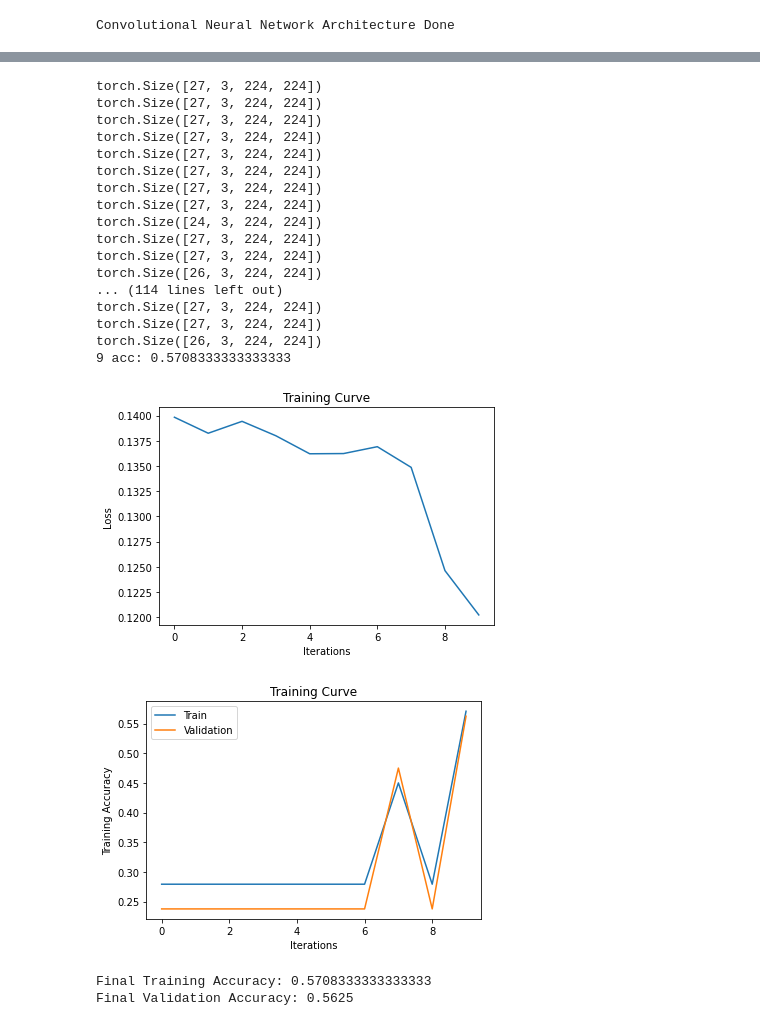
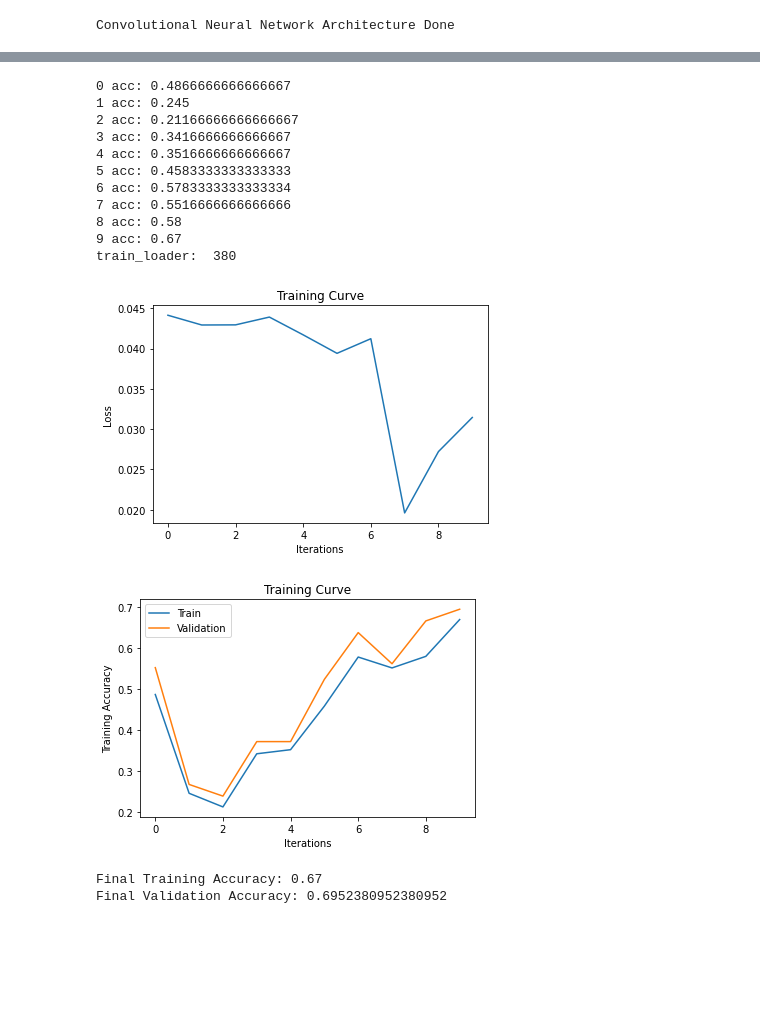
Before and after one commit to mikeacquaviva/APS360-Leukaemia-Classification, a Jupyter notebook: cnn_leukemia.ipynb, the cells around one changed output, grey strips where cells are left out. Drawn from its saved outputs; the diff is of its cells as text; code cells hidden in the pictures; blank space fills up the shorter version.

```diff
--- a/cnn_leukemia.ipynb
+++ b/cnn_leukemia.ipynb
@@ -38,7 +62,7 @@ Num test images:  80
 # %%
 # define dataloader parameters
 batch_size = 32
-num_workers = 0
+num_workers = 1
 
 # prepare data loaders
 train_loader = 0
@@ -83,0 +114,25 @@ def get_data_loader(target_classes, batch_size):
+# %%
+#Convolutional Neural Network Architecture
+class CNN_leaky(nn.Module):
+    def __init__(self):
+        super(CNN_leaky, self).__init__()
+        self.name = "cnn"
+        self.conv1 = nn.Conv2d(3, 5, 3) #in_channels, out_chanels, kernel_size,
+        #convolution neural network and have to specify the number of inner terminals and define the kernel size.
+        self.pool = nn.MaxPool2d(2, 2) #kernel_size, stride
+        #shift the entire image by 2 kernsls
+        self.conv2 = nn.Conv2d(5, 10, 5) #in_channels, out_chanels, kernel_size
+        self.fc1 = nn.Linear(10 * 53 * 53, 32)
+        #self.fc2 = nn.Linear(64, 32)
+        self.fc3 = nn.Linear(32, 4) #which letter from a-i as the options for output, so 9 outputs
+
+    def forward(self, x):
+        y = self.pool(F.leaky_relu(self.conv1(x)))
+        x = self.pool(F.leaky_relu(self.conv2(y))) #flatten the layer
+        x = x.view(-1, 10 * 53 * 53)
+        x = F.relu(self.fc1(x))
+        #x = F.relu(self.fc2(x))
+        x = self.fc3(x)
+        return x
+
+    print('Convolutional Neural Network Architecture Done')
@@ -152,3 +210,5 @@ def get_accuracy(model, data):
         correct += pred.eq(labels.view_as(pred)).sum().item()
         total += imgs.shape[0]
     return correct / total
+# %%
+inputs, labels = data
@@ -157,13 +219,17 @@ from torch.utils.data import DataLoader, Dataset
 def train(model, batch_size, learning_rate, num_epochs):
     criterion = nn.CrossEntropyLoss()
     optimizer = optim.SGD(model.parameters(), lr=learning_rate, momentum=0.9)
-
+    #optimizer = torch.optim.Adam(model.parameters(), lr=learning_rate)
+    #scheduler = torch.optim.lr_scheduler.ExponentialLR(optimizer, 0.98)
     iters, losses, train_acc, val_acc = [], [], [], []
 
     # training
     epoch = 0 # the number of iterations
+    n = 0
+
     for epoch in range(num_epochs):
         for imgs, labels in iter(train_loader):
+            n+=1
             out = model(imgs)             # forward pass
 
             loss = criterion(out, labels) # compute the total loss
@@ -178,8 +244,8 @@ def train(model, batch_size, learning_rate, num_epochs):
         val_acc.append(get_accuracy(model, val_loader))  # compute validation accuracy
             #n += 1
         print(epoch, "acc:", train_acc[epoch])
-
-
+    print("train_loader: ", n)
+    #draw_confusion_matrix(predicted_labels, actual_labels)
     # plotting
     plt.title("Training Curve")
     plt.plot(iters, losses, label="Train")
@@ -200,26 +285,20 @@ def train(model, batch_size, learning_rate, num_epochs):
 # %%
-net = CNN_MNISTClassifier()
+net = CNN_leaky()
 
-train(net, batch_size = 10, learning_rate = 0.01, num_epochs=10)
+train(net, batch_size = 32, learning_rate = 0.01, num_epochs=10)
 # %% [output]
-torch.Size([27, 3, 224, 224])
-torch.Size([27, 3, 224, 224])
-torch.Size([27, 3, 224, 224])
-torch.Size([27, 3, 224, 224])
-torch.Size([27, 3, 224, 224])
-torch.Size([27, 3, 224, 224])
-torch.Size([27, 3, 224, 224])
-torch.Size([27, 3, 224, 224])
-torch.Size([24, 3, 224, 224])
-torch.Size([27, 3, 224, 224])
-torch.Size([27, 3, 224, 224])
-torch.Size([26, 3, 224, 224])
-... (114 lines left out)
-torch.Size([27, 3, 224, 224])
-torch.Size([27, 3, 224, 224])
-torch.Size([26, 3, 224, 224])
-9 acc: 0.5708333333333333
+0 acc: 0.4866666666666667
+1 acc: 0.245
+2 acc: 0.21166666666666667
+3 acc: 0.3416666666666667
+4 acc: 0.3516666666666667
+5 acc: 0.4583333333333333
+6 acc: 0.5783333333333334
+7 acc: 0.5516666666666666
+8 acc: 0.58
+9 acc: 0.67
+train_loader:  380
-[figure, old version]
+[figure, new version]
-[figure, old version]
+[figure, new version]
-Final Training Accuracy: 0.5708333333333333
-Final Validation Accuracy: 0.5625
+Final Training Accuracy: 0.67
+Final Validation Accuracy: 0.6952380952380952
```
Also changed, not shown: parts of 21 cells of this notebook.
